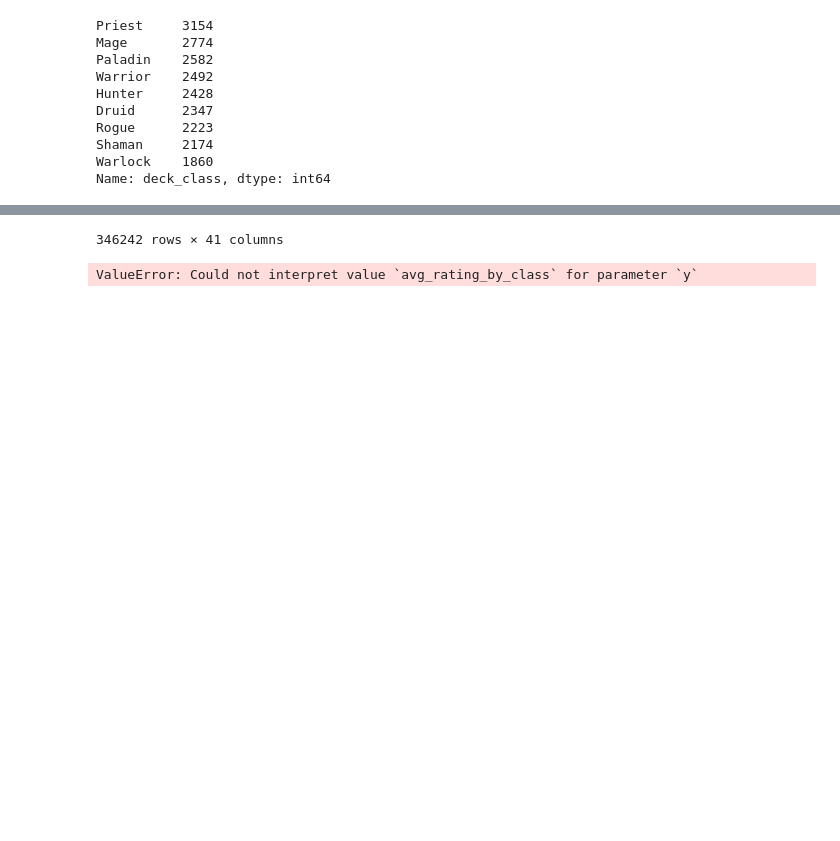
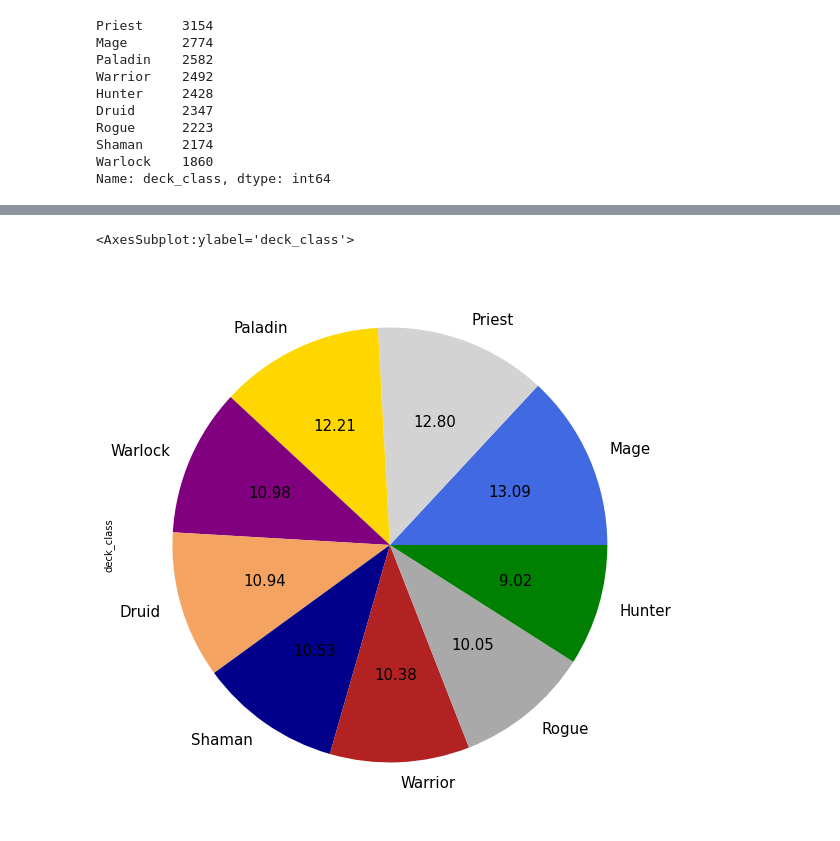
Before and after one commit to nicKLas-317/hs_eda, a Jupyter notebook: Hearthstone.ipynb, the cells around one changed output, grey strips where cells are left out. Cells and saved outputs as stored; diff of their text form; code cells hidden in the pictures; blank space fills up the shorter version.

```diff
--- a/Hearthstone.ipynb
+++ b/Hearthstone.ipynb
@@ -371,3 +416,33 @@ Name: deck_class, dtype: int64
 # %%
-decks
+from collections import OrderedDict
+
+class_count = decks['deck_class'].value_counts()
+class_count_df = class_count.to_frame().reset_index()
+
+colors = {
+    'Druid' : 'sandybrown',
+    'Hunter' : 'green',
+    'Mage' : 'royalblue',
+    'Paladin' : 'gold',
+    'Priest' : 'lightgrey',
+    'Rogue' : 'darkgrey',
+    'Shaman' : 'darkblue',
+    'Warlock' : 'purple',
+    'Warrior' : 'firebrick',
+}
+
+# sort colors to make plotting easier
+colors = OrderedDict(sorted(colors.items()))
+
+class_count_df['color'] = class_count_df['index'].replace(colors)
+
+class_count_df.plot.pie(
+    y='deck_class',
+    labels=class_count_df['index'],
+    colors=class_count_df['color'],
+    autopct='%.2f',
+    fontsize=15,
+    figsize=(10, 10),
+    legend=False,
+)
 # %% [output]
@@ -386,6 +449,2 @@ decks
-346242 rows × 41 columns
+<AxesSubplot:ylabel='deck_class'>
+[figure, added]
-# %%
-avg_rating_by_class = decks.rating.groupby(decks.deck_class).mean()
-sns.relplot(x="deck_class", y="avg_rating_by_class", data=avg_rating_by_class)
-# %% [output]
-ValueError: Could not interpret value `avg_rating_by_class` for parameter `y`
```
Also changed, not shown: parts of 14 cells of this notebook.
